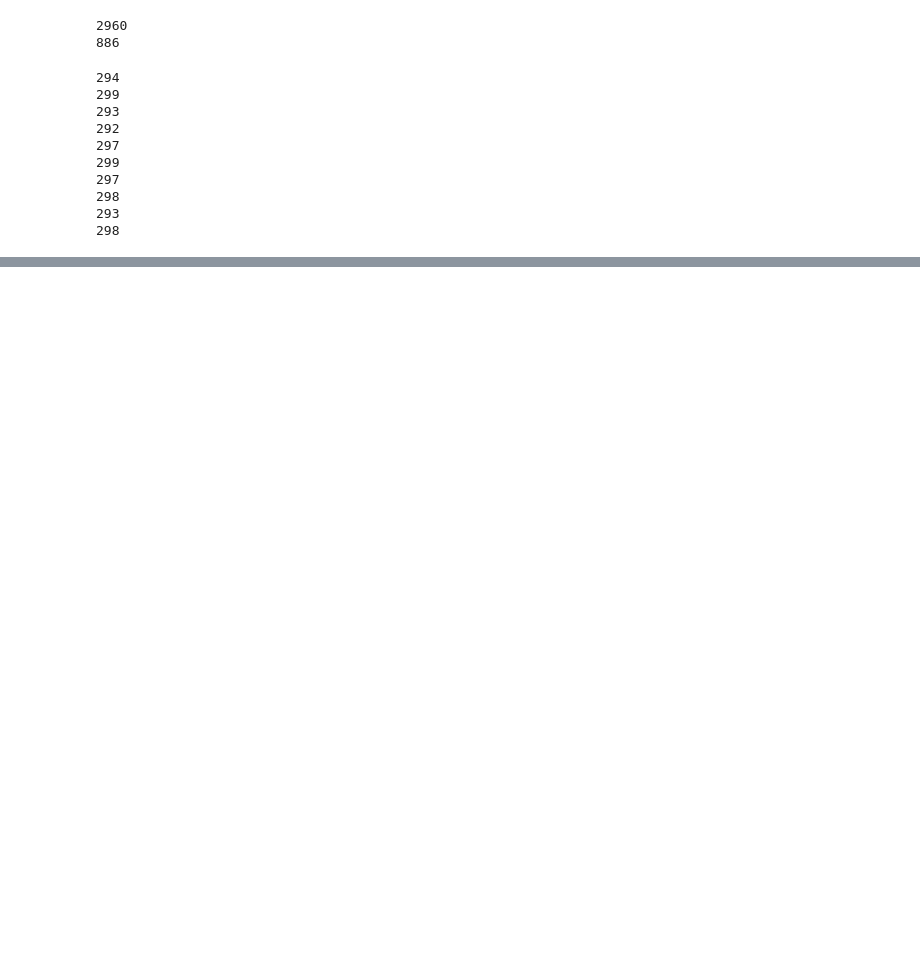
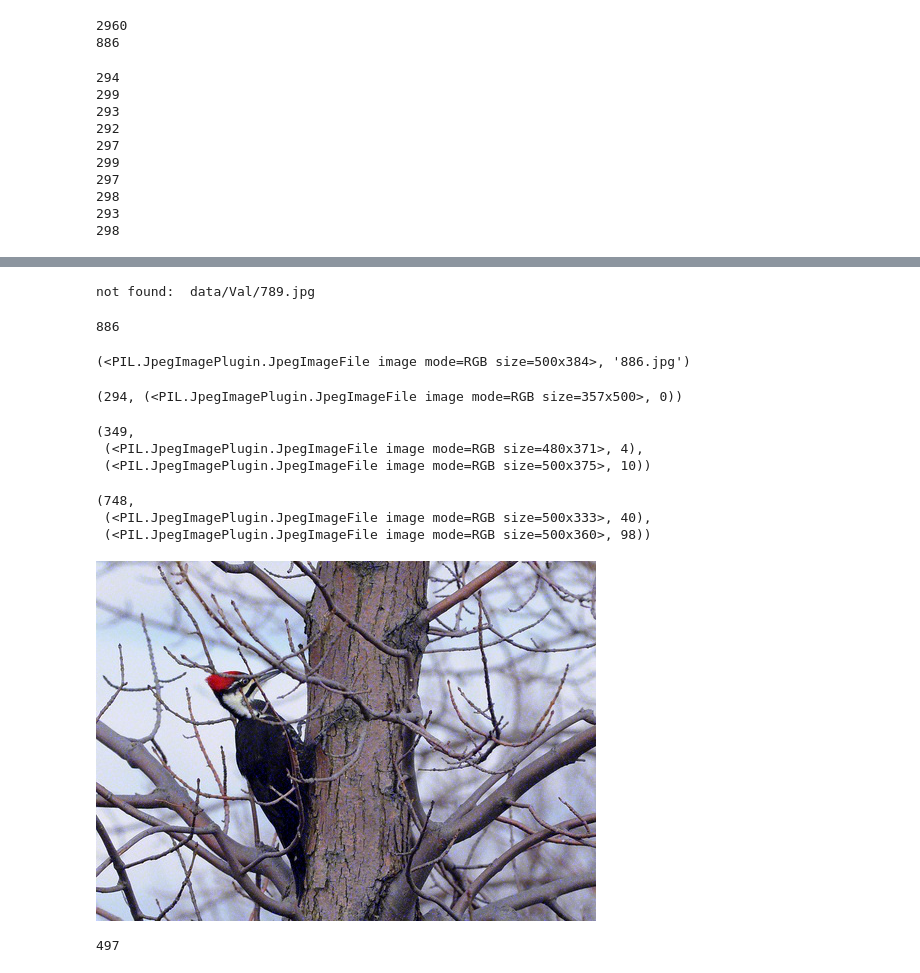
Before and after one commit to inflaton/cs701, a Jupyter notebook: Class-Incremental Image Classification.ipynb, the cells around one changed output, grey strips where cells are left out. Cells and saved outputs as stored; diff of their text form; code cells hidden in the pictures; blank space fills up the shorter version.

```diff
--- a/Class-Incremental Image Classification.ipynb
+++ b/Class-Incremental Image Classification.ipynb
@@ -32,0 +37,38 @@
+# %%
+dataset = CustomImageDataset(0)
+len(dataset)
+# %% [output]
+not found:  data/Val/789.jpg
+886
+# %%
+dataset[885]
+# %% [output]
+(<PIL.JpegImagePlugin.JpegImageFile image mode=RGB size=500x384>, '886.jpg')
+# %%
+dataset = CustomImageDataset(1)
+len(dataset), dataset[0]
+# %% [output]
+(294, (<PIL.JpegImagePlugin.JpegImageFile image mode=RGB size=357x500>, 0))
+# %%
+dataset = CustomImageDataset(2)
+len(dataset), dataset[20], dataset[50]
+# %% [output]
+(349,
+ (<PIL.JpegImagePlugin.JpegImageFile image mode=RGB size=480x371>, 4),
+ (<PIL.JpegImagePlugin.JpegImageFile image mode=RGB size=500x375>, 10))
+# %%
+dataset = CustomImageDataset(10)
+len(dataset), dataset[203], dataset[700]
+# %% [output]
+(748,
+ (<PIL.JpegImagePlugin.JpegImageFile image mode=RGB size=500x333>, 40),
+ (<PIL.JpegImagePlugin.JpegImageFile image mode=RGB size=500x360>, 98))
+# %%
+dataset[700][0]
+# %% [output]
+[figure, added]
+# %%
+dataset = CustomImageDataset(5, transform=preprocess_image)
+len(dataset)
+# %% [output]
+497
```
Also changed, not shown: parts of 10 cells of this notebook, 6 other files.
